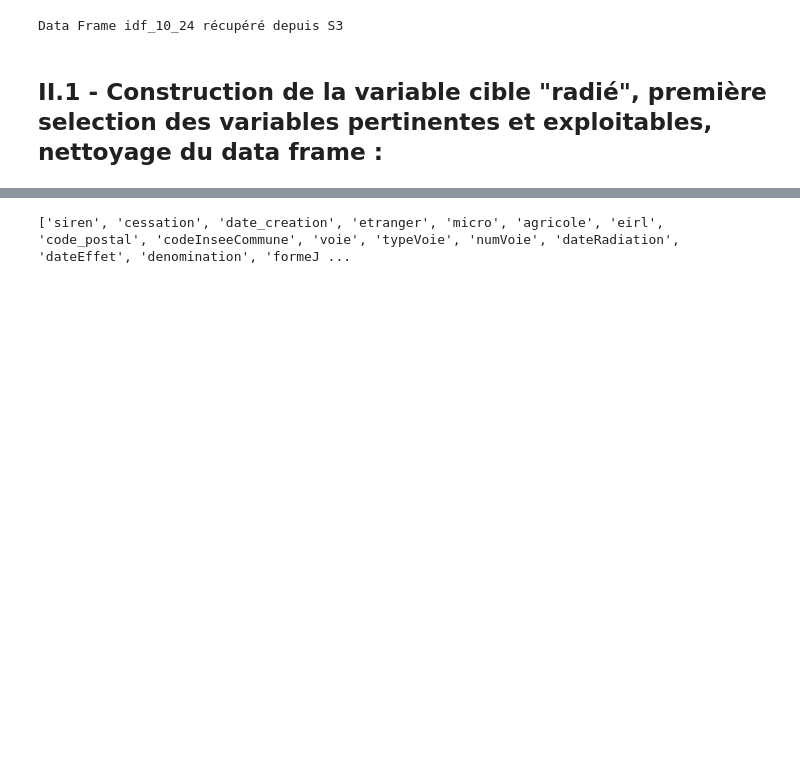
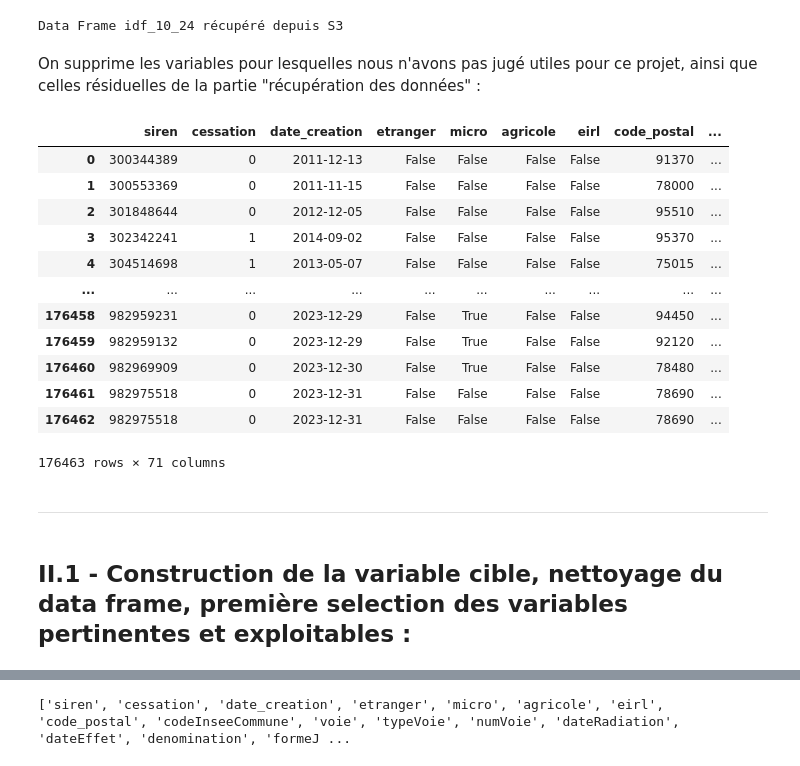
Before and after one commit to guillaume77176/JeMeLance, a Jupyter notebook: notebooks/Analyse_RNE.ipynb, the cells around one changed output, grey strips where cells are left out. Drawn from its saved outputs; the diff is of its cells as text; code cells hidden in the pictures; blank space fills up the shorter version.

Commit message:
Reconstruction des variables cibles

```diff
--- a/notebooks/Analyse_RNE.ipynb
+++ b/notebooks/Analyse_RNE.ipynb
@@ -18,6 +26,46 @@ from data.load_idf_10_24 import load_base
 data = load_base()
 # %% [output]
 Data Frame idf_10_24 récupéré depuis S3
+# %% [markdown]
+On supprime les variables pour lesquelles nous n'avons pas jugé utiles pour ce projet, ainsi que celles résiduelles de la partie "récupération des données" :
+# %%
+drop = []
+
+autre_ape = [f"autre_{i}_ape" for i in range(1,11)]
+autre_statutFormalites = [f"autre_{i}_statutFormalites" for i in range(1,11)]
+autre_role = [f"autre_{i}_role" for i in range(1,11)]
+autre_adresse = [f"autre_{i}_adresse" for i in range(1,11)]
+autre_datefin = [f"autre_{i}_datefin" for i in range(1,11)]
+autre_dateeffetferm = [f"autre_{i}_dateeffetferm" for i in range(1,11)]
+autre_datedebut = [f"autre_{i}_datedebut" for i in range(1,11)]
+autre_dateeffettrans = [f"autre_{i}_dateeffettrans" for i in range(1,11)]
+associe_naissance = [f"associe_{i}_naissance" for i in range(1,6)]
+
+
+drop.extend([*autre_ape,*autre_statutFormalites,*autre_role,*autre_adresse,*autre_datefin,*autre_dateeffetferm,
+                        *autre_datedebut,*autre_dateeffettrans,*associe_naissance])
+
+drop.extend(["age0","age1","age2","age3","age4","age5"])
+# %%
+data = data.drop(columns=drop)
+# %%
+data
+# %% [output]
+|  | siren | cessation | date_creation | etranger | micro | agricole | eirl | code_postal | ... |
+| 0 | 300344389 | 0 | 2011-12-13 | False | False | False | False | 91370 | ... |
+| 1 | 300553369 | 0 | 2011-11-15 | False | False | False | False | 78000 | ... |
+| 2 | 301848644 | 0 | 2012-12-05 | False | False | False | False | 95510 | ... |
+| 3 | 302342241 | 1 | 2014-09-02 | False | False | False | False | 95370 | ... |
+| 4 | 304514698 | 1 | 2013-05-07 | False | False | False | False | 75015 | ... |
+| ... | ... | ... | ... | ... | ... | ... | ... | ... | ... |
+| 176458 | 982959231 | 0 | 2023-12-29 | False | True | False | False | 94450 | ... |
+| 176459 | 982959132 | 0 | 2023-12-29 | False | True | False | False | 92120 | ... |
+| 176460 | 982969909 | 0 | 2023-12-30 | False | True | False | False | 78480 | ... |
+| 176461 | 982975518 | 0 | 2023-12-31 | False | False | False | False | 78690 | ... |
+| 176462 | 982975518 | 0 | 2023-12-31 | False | False | False | False | 78690 | ... |
+176463 rows × 71 columns
+# %% [markdown]
+----------------
 # %% [markdown]
-## II.1 - Construction de la variable cible "radié", première selection des variables pertinentes et exploitables, nettoyage du data frame :
+## II.1 - Construction de la variable cible, nettoyage du data frame, première selection des variables pertinentes et exploitables :
 # %% [markdown]
```
Also changed, not shown: parts of 16 cells of this notebook, 1 other file.
